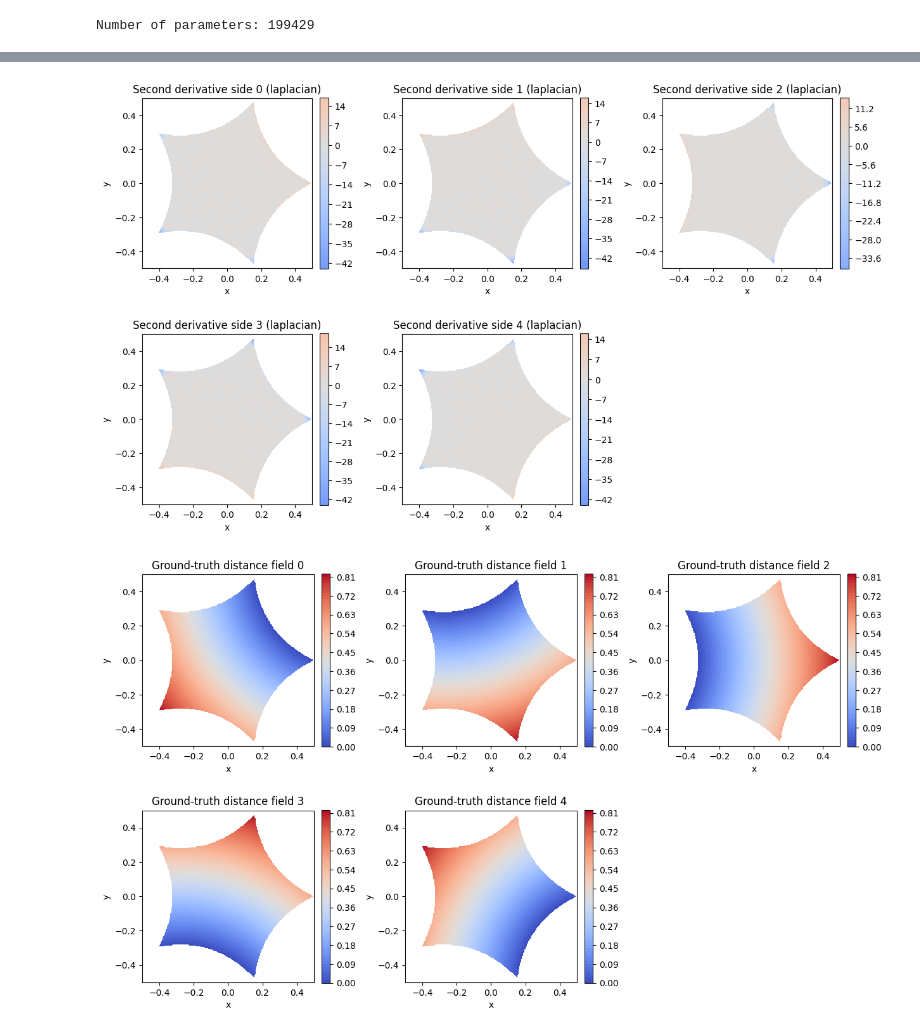
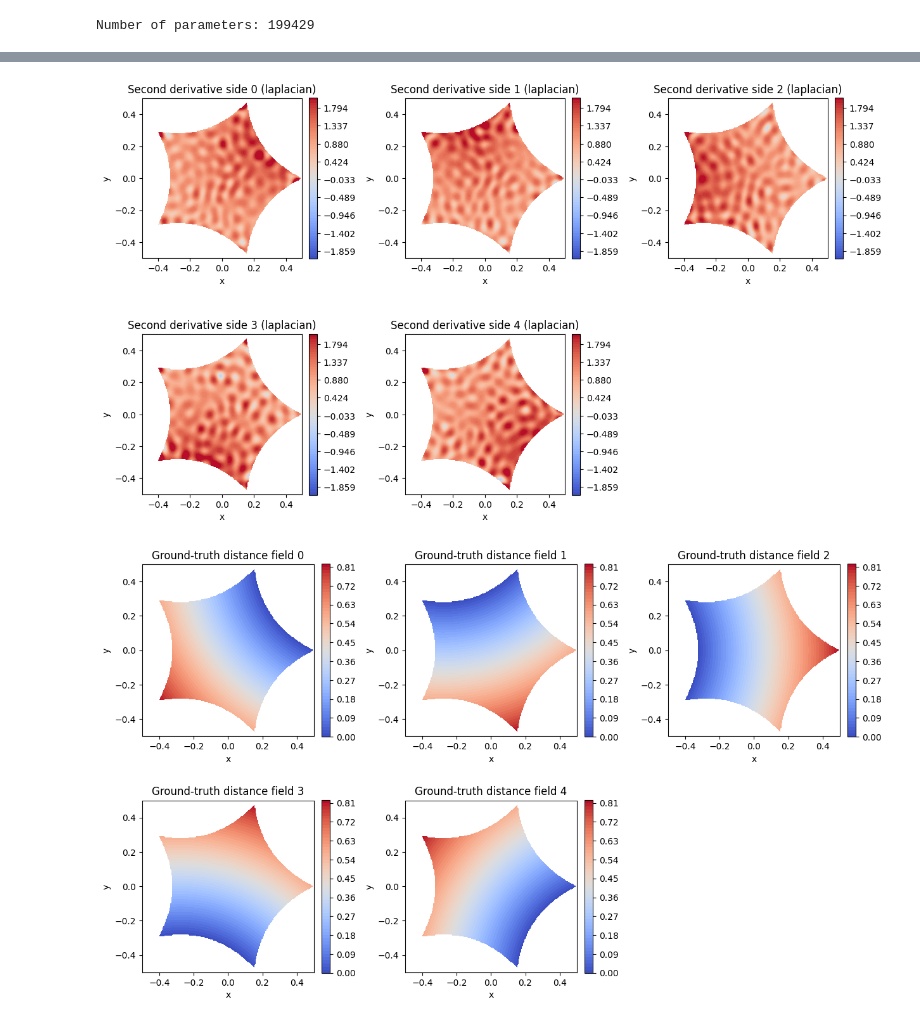
Before and after one commit to csgellert/NeuralIGA, a Jupyter notebook: Neural-Distance-Fields/MSSDF3.ipynb, the cells around one changed output, grey strips where cells are left out. Cells and saved outputs as stored; diff of their text form; code cells hidden in the pictures.

```diff
--- a/Neural-Distance-Fields/MSSDF3.ipynb
+++ b/Neural-Distance-Fields/MSSDF3.ipynb
@@ -17,7 +34,7 @@ model.lr_scheduler = torch.optim.lr_scheduler.StepLR(model.optimizer, step_size=
 # %% [output]
 Number of parameters: 199429
 # %%
-NUM_EPOCHS = 5000
+NUM_EPOCHS = 8000
 BATCH_SIZE = 1024
 FUN_NUM = 3
 NI.train_model_simple(model, num_epochs=NUM_EPOCHS, batch_size=BATCH_SIZE, fun_num=FUN_NUM,
@@ -25,5 +42,6 @@ NI.train_model_simple(model, num_epochs=NUM_EPOCHS, batch_size=BATCH_SIZE, fun_n
                       eikon_coeff=0.0,
                       hotspot_coeff=0.0,
                       use_scheduler=True,
+                      epsilon=1e-1,
                       device=torch.device('cpu'))
 # %% [output]
@@ -66,7 +103,8 @@ _=NI.plot_local_per_side_gradient_error(model, extent=[-0.5,0.5,-0.5,0.5],fun_nu
 # %%
-_=NI.plot_local_per_side_second_derivative(model, extent=[-0.5,0.5,-0.5,0.5], device=torch.device('cpu'),fun_num=FUN_NUM)
+importlib.reload(NI)
+_=NI.plot_local_per_side_second_derivative(model, extent=[-0.5,0.5,-0.5,0.5], mask_outside_domain=True, device=torch.device('cpu'),fun_num=FUN_NUM)
 # %% [output]
-[figure, old version]
+[figure, new version]
 # %%
 _= NI.plot_ground_truth_distance_fields(fun_num=3, extent=[-0.5,0.5,-0.5,0.5])
 # %% [output]
```
Also changed, not shown: parts of 7 cells of this notebook, 3 other files.
